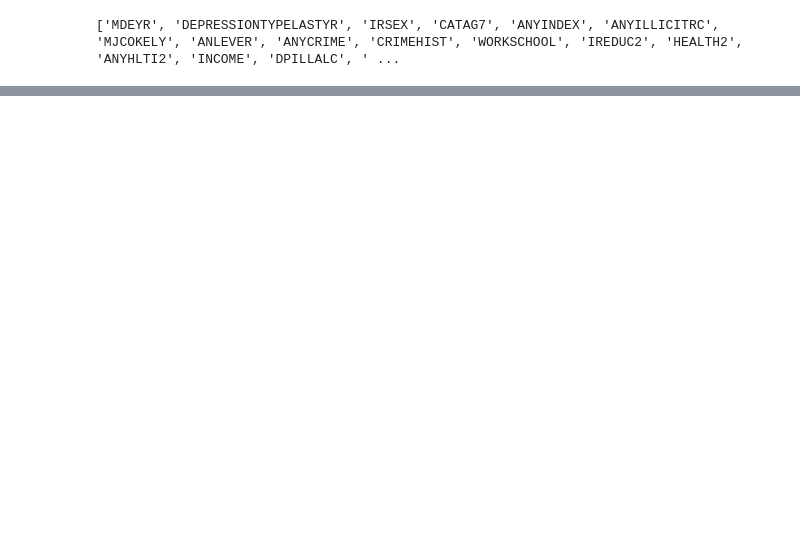
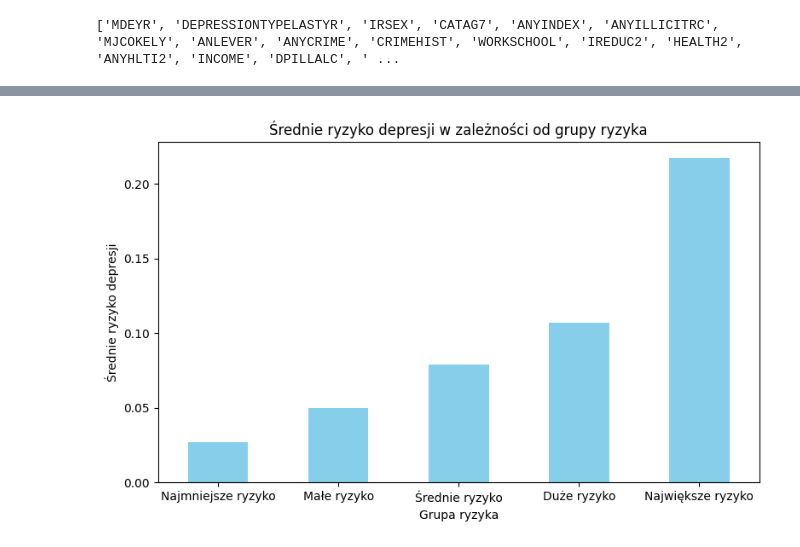
Before and after one commit to mmcza/Gender-Mental-Illness-and-Crime-in-the-United-States-Analysis, a Jupyter notebook: Mental-Illness-Analysis.ipynb, the cells around one changed output, grey strips where cells are left out. Drawn from its saved outputs; the diff is of its cells as text; code cells hidden in the pictures; blank space fills up the shorter version.

```diff
--- a/Mental-Illness-Analysis.ipynb
+++ b/Mental-Illness-Analysis.ipynb
@@ -882,0 +1201,12 @@ dtype: float64
+# %%
+training_set = X_train[columns_for_model].copy()
+training_set['MDEYR'] = y_train
+training_set['Prediction'] = y_pred_train
+training_set['PredictionClass'] = y_pred_class_train
+
+scaler = MinMaxScaler()
+training_set['Prediction_scaled'] = scaler.fit_transform(training_set[['Prediction']])
+
+training_set = training_set.sort_values(by='Prediction_scaled', ascending=False)
+
+print(training_set.head())
@@ -882,0 +1238,3 @@ dtype: float64
+# %%
+training_set['Prediction_bin'] = pd.qcut(training_set['Prediction_scaled'], 5, labels=False)
+print(training_set['Prediction_bin'].value_counts())
@@ -882,0 +1253,11 @@ dtype: float64
+# %%
+depression_risk_groups = training_set.groupby('Prediction_bin')['MDEYR'].mean()
+depression_risk_groups_labels = {
+    0: 'Najmniejsze ryzyko',
+    1: 'Małe ryzyko',
+    2: 'Średnie ryzyko',
+    3: 'Duże ryzyko',
+    4: 'Największe ryzyko'
+}
+depression_risk_groups.index = depression_risk_groups.index.map(depression_risk_groups_labels)
+print(depression_risk_groups)
@@ -882,0 +1272,12 @@ dtype: float64
+# %%
+# Plot the depression risk groups
+plt.figure(figsize=(8, 5))
+depression_risk_groups.plot(kind='bar', color='skyblue')
+plt.title('Średnie ryzyko depresji w zależności od grupy ryzyka')
+plt.xlabel('Grupa ryzyka')
+plt.ylabel('Średnie ryzyko depresji')
+plt.xticks(rotation=0)
+plt.tight_layout()
+plt.show()
+# %% [output]
+[figure, added]
```
Also changed, not shown: parts of 36 cells of this notebook, 1 other file.
